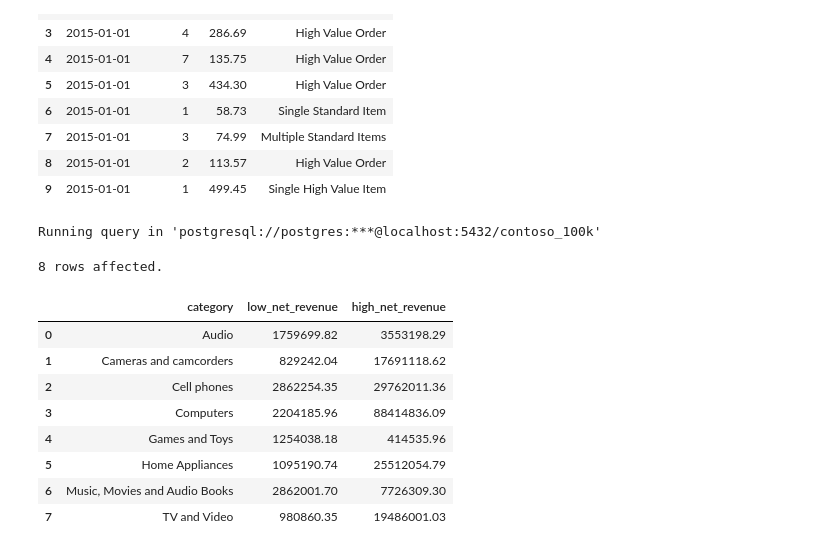
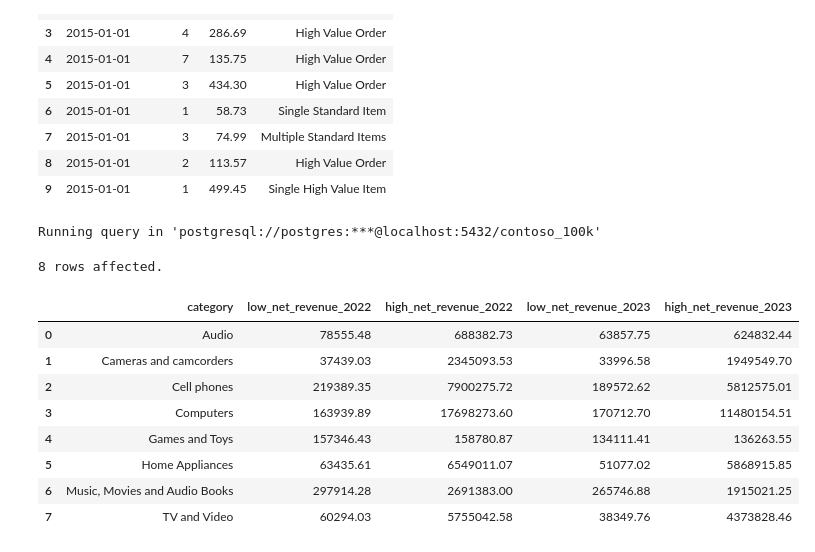
Before and after one commit to evanalyticsalex/SQL_for_Data_Analytics, a Jupyter notebook: Resources/Blank_SQL_Notebook.ipynb, the cells around one changed output. Drawn from its saved outputs; the diff is of its cells as text; code cells hidden in the pictures.

```diff
--- a/Resources/Blank_SQL_Notebook.ipynb
+++ b/Resources/Blank_SQL_Notebook.ipynb
@@ -628,29 +628,46 @@ Running query in 'postgresql://postgres:***@localhost:5432/contoso_100k'
 # %%
 %%sql
 
+With median_value AS
+(SELECT
+  PERCENTILE_CONT(0.50) WITHIN GROUP (ORDER BY netprice) AS median_price
+FROM
+  sales
+WHERE orderdate BETWEEN '2022-01-01' AND '2023-12-31'
+)
+
 SELECT
   p.categoryname AS Category,
-  SUM( CASE WHEN (s.quantity*s.netprice*s.exchangerate)<398
-  THEN (s.quantity*s.netprice*s.exchangerate) END) AS low_net_revenue,
-    SUM( CASE WHEN (s.quantity*s.netprice*s.exchangerate)>=398
-  THEN (s.quantity*s.netprice*s.exchangerate) END) AS high_net_revenue
+  SUM( CASE WHEN (s.quantity*s.netprice*s.exchangerate)<mv.median_price
+            AND s.orderdate BETWEEN '2022-01-01' AND '2022-12-31'
+  THEN (s.quantity*s.netprice*s.exchangerate) END) AS low_net_revenue_2022,
+    SUM( CASE WHEN (s.quantity*s.netprice*s.exchangerate)>=mv.median_price
+              AND s.orderdate BETWEEN '2022-01-01' AND '2022-12-31'
+  THEN (s.quantity*s.netprice*s.exchangerate) END) AS high_net_revenue_2022,
+    SUM( CASE WHEN (s.quantity*s.netprice*s.exchangerate)<mv.median_price
+            AND s.orderdate BETWEEN '2023-01-01' AND '2023-12-31'
+  THEN (s.quantity*s.netprice*s.exchangerate) END) AS low_net_revenue_2023,
+    SUM( CASE WHEN (s.quantity*s.netprice*s.exchangerate)>=mv.median_price
+              AND s.orderdate BETWEEN '2023-01-01' AND '2023-12-31'
+  THEN (s.quantity*s.netprice*s.exchangerate) END) AS high_net_revenue_2023
 FROM
   sales AS s
 LEFT JOIN product AS p
-ON s.productkey = p.productkey
+ON s.productkey = p.productkey,
+median_value AS mv
 GROUP BY
   p.categoryname
 ORDER BY
   p.categoryname
 # %% [output]
 Running query in 'postgresql://postgres:***@localhost:5432/contoso_100k'
 8 rows affected.
-|  | category | low_net_revenue | high_net_revenue |
-| 0 | Audio | 1759699.82 | 3553198.29 |
-| 1 | Cameras and camcorders | 829242.04 | 17691118.62 |
-| 2 | Cell phones | 2862254.35 | 29762011.36 |
-| 3 | Computers | 2204185.96 | 88414836.09 |
-| 4 | Games and Toys | 1254038.18 | 414535.96 |
-| 5 | Home Appliances | 1095190.74 | 25512054.79 |
-| 6 | Music, Movies and Audio Books | 2862001.70 | 7726309.30 |
-| 7 | TV and Video | 980860.35 | 19486001.03 |
+|  | category | low_net_revenue_2022 | high_net_revenue_2022 | low_net_revenue_2023 | high_net_revenue_2023 |
+| 0 | Audio | 78555.48 | 688382.73 | 63857.75 | 624832.44 |
+| 1 | Cameras and camcorders | 37439.03 | 2345093.53 | 33996.58 | 1949549.70 |
+| 2 | Cell phones | 219389.35 | 7900275.72 | 189572.62 | 5812575.01 |
+| 3 | Computers | 163939.89 | 17698273.60 | 170712.70 | 11480154.51 |
+| 4 | Games and Toys | 157346.43 | 158780.87 | 134111.41 | 136263.55 |
+| 5 | Home Appliances | 63435.61 | 6549011.07 | 51077.02 | 5868915.85 |
+| 6 | Music, Movies and Audio Books | 297914.28 | 2691383.00 | 265746.88 | 1915021.25 |
+| 7 | TV and Video | 60294.03 | 5755042.58 | 38349.76 | 4373828.46 |
```
